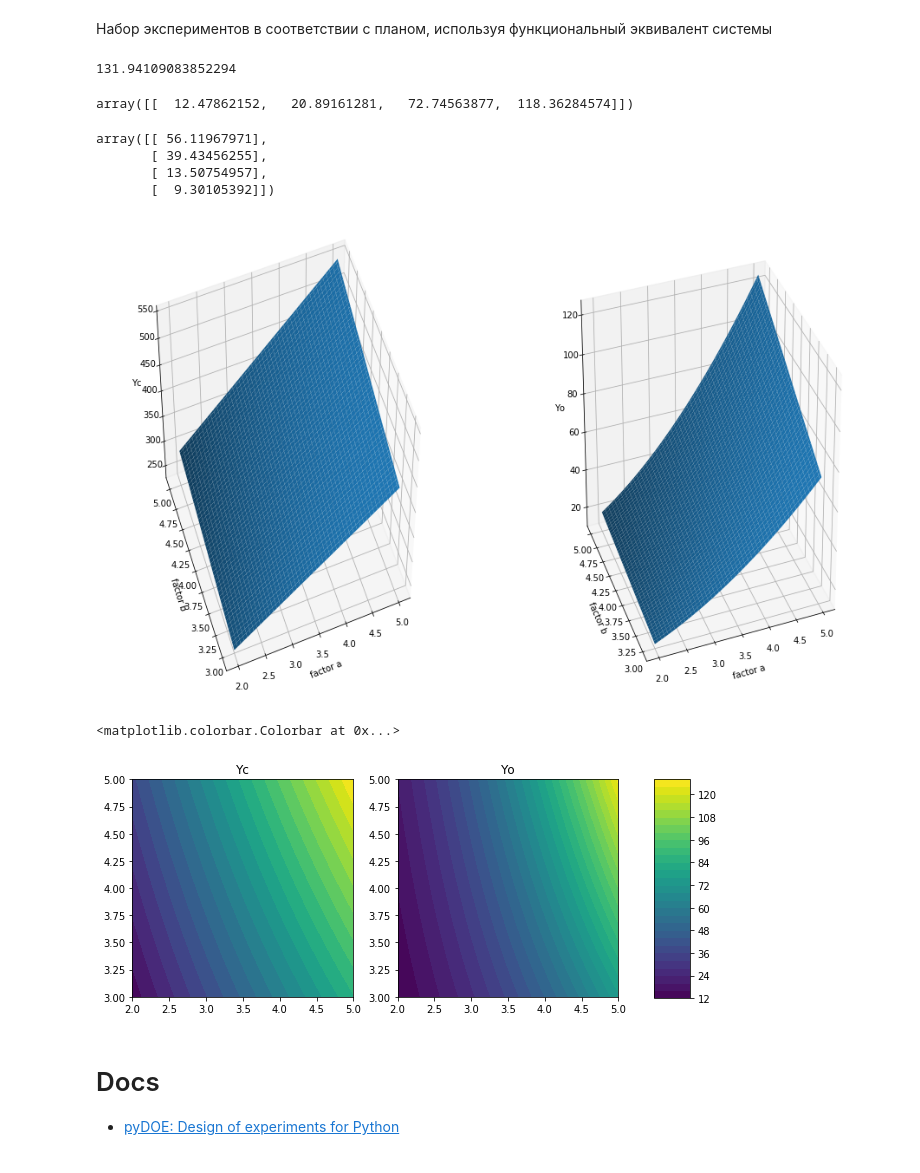
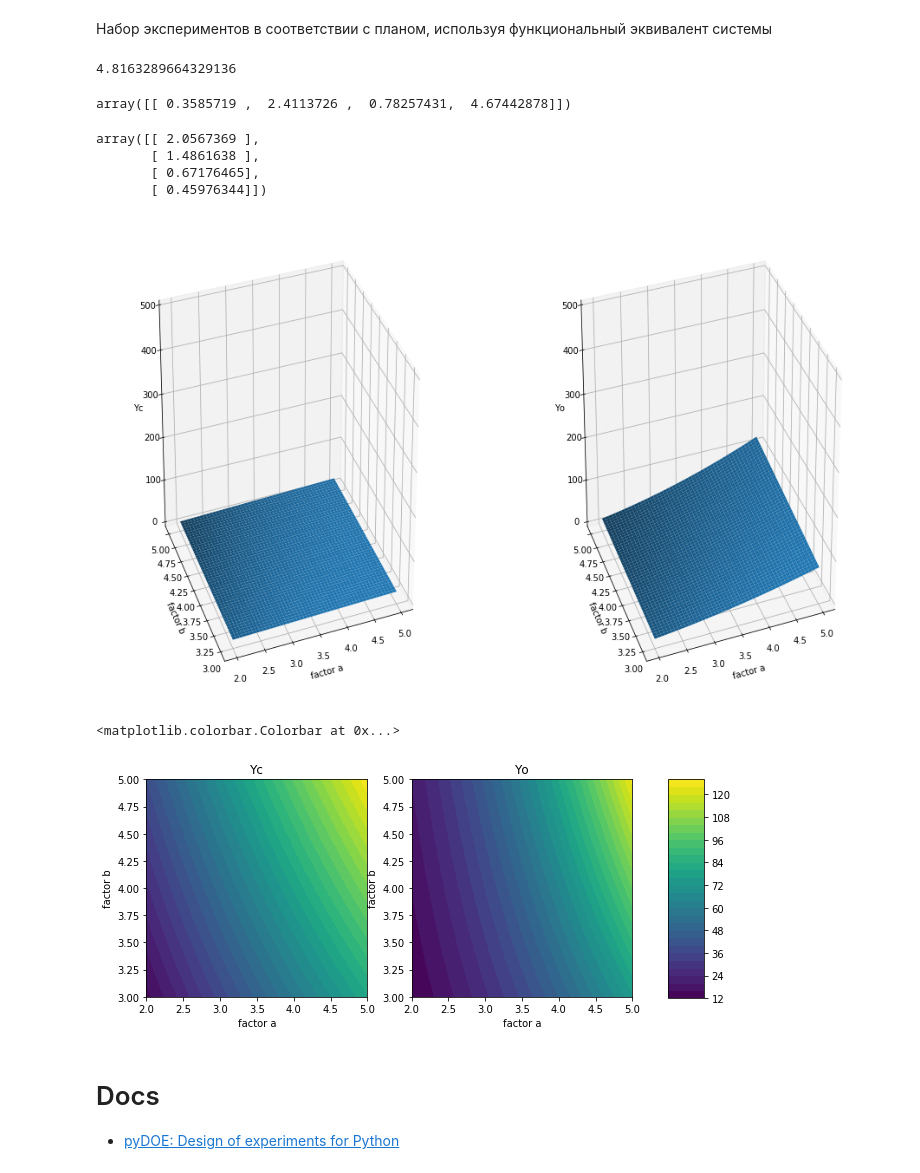
Before and after one commit to tandav/vsu-tasks, a Jupyter notebook: systems-analisys/lab-1.ipynb, the cells around one changed output. Saved outputs shown, nothing was run; the diff lists cells and outputs as text; code cells hidden in the pictures.

```diff
--- a/systems-analisys/lab-1.ipynb
+++ b/systems-analisys/lab-1.ipynb
@@ -95,8 +95,8 @@ def fracfact(gen):
         H[:, R2] *= -1
 
     # Return the fractional factorial design
-#     return H
-    return np.array([[-1, -1,  1], [-1,  1, -1], [ 1, -1, -1], [ 1,  1,  1]])
+    return H
+#     return np.array([[-1, -1,  1], [-1,  1, -1], [ 1, -1, -1], [ 1,  1,  1]])
 # %% [markdown]
 # Стратегическое планирование
 # %%
@@ -152,15 +152,16 @@ print(t_сr, ne)
 
 def systemeqv(b, c):
     '''erlang'''
-    rand_list = np.random.random(int(c))
+#     rand_list = np.random.random(int(c))
+    rand_list = np.random.uniform(int(c))
     return -b * np.log(np.prod(rand_list))
 # %%
 for a, b in frac_exp:
     u = [systemeqv(a, b) for k in range(ne)]
 dx = np.var(u)
-dx
+dx # дисперсия
 # %% [output]
-131.94109083852294
+4.8163289664329136
 # %%
 # цикл по совокупности экспериментов стратегического плана
 Y = np.zeros((1, N))
@@ -169,43 +170,42 @@ for i, (a, b) in enumerate(frac_exp):
     Y[0, i] = np.var(u) # Оценка дисперсии реакции
 Y
 # %% [output]
-array([[  12.47862152,   20.89161281,   72.74563877,  118.36284574]])
+array([[ 0.3585719 ,  2.4113726 ,  0.78257431,  4.67442878]])
 # %%
 # определение коэффициентов регрессии
 C = np.dot(X, X.T)
 b_ = np.linalg.multi_dot([np.linalg.inv(C), X, Y.T])
 b_
 # %% [output]
-array([[ 56.11967971],
-       [ 39.43456255],
-       [ 13.50754957],
-       [  9.30105392]])
+array([[ 2.0567369 ],
+       [ 1.4861638 ],
+       [ 0.67176465],
+       [ 0.45976344]])
 # %%
-A = np.linspace(minf[0], maxf[0], 100)
-B = np.linspace(minf[1], maxf[1], 100)
+A = np.linspace(minf[0], maxf[0], 50)
+B = np.linspace(minf[1], maxf[1], 50)
 x, y = np.meshgrid(A, B)
 Yc = b_[0] + b_[1]*x + b_[2]*y + b_[3]*x*y
 Yo = x**2 * y
 # %%
 fig = plt.figure(figsize=(16,10))
 ax1 = fig.add_subplot(121, projection='3d')
 ax1.plot_surface(x, y, Yc)
-# ax1.set_zlim([0, 1.2])
+ax1.set_zlim([0, 500])
 ax1.set_xlabel('factor a')
 ax1.set_ylabel('factor b')
 ax1.set_zlabel('Yc')
-ax1.view_init(elev=50., azim=250)
+ax1.view_init(elev=30., azim=250)
 
 ax2 = fig.add_subplot(122, projection='3d')
 ax2.plot_surface(x, y, Yo)
-# ax2.set_zlim([0, 2e13])
-# ax2.set_title('Yo')
+ax2.set_zlim([0, 500])
 ax2.set_xlabel('factor a')
 ax2.set_ylabel('factor b')
 ax2.set_zlabel('Yo')
 ax2.view_init(elev=30., azim=250)
 # %% [output]
-[figure, old version]
+[figure, new version]
 # %%
 fig, ax = plt.subplots(nrows=1, ncols=2, figsize=(10, 4))
 
@@ -217,7 +217,10 @@ im = ax[0].contourf(x, y, Yc, ca)
 im = ax[1].contourf(x, y, Yo, ca)
 ax[0].set_title('Yc')
 ax[1].set_title('Yo')
-
+ax[0].set_xlabel('factor a')
+ax[0].set_ylabel('factor b')
+ax[1].set_xlabel('factor a')
+ax[1].set_ylabel('factor b')
 
 fig.subplots_adjust(right=0.8)
 cbar_ax = fig.add_axes([0.85, 0.12, 0.05, 0.76])
@@ -225,7 +228,7 @@ cbar_ax = fig.add_axes([0.85, 0.12, 0.05, 0.76])
 fig.colorbar(im, cax=cbar_ax)
 # %% [output]
 <matplotlib.colorbar.Colorbar at 0x...>
-[figure, old version]
+[figure, new version]
 # %% [markdown]
 # Docs
 - [pyDOE: Design of experiments for Python](https://github.com/tisimst/pyDOE)
```
Also changed, not shown: parts of 3 cells of this notebook, 6 other files.
